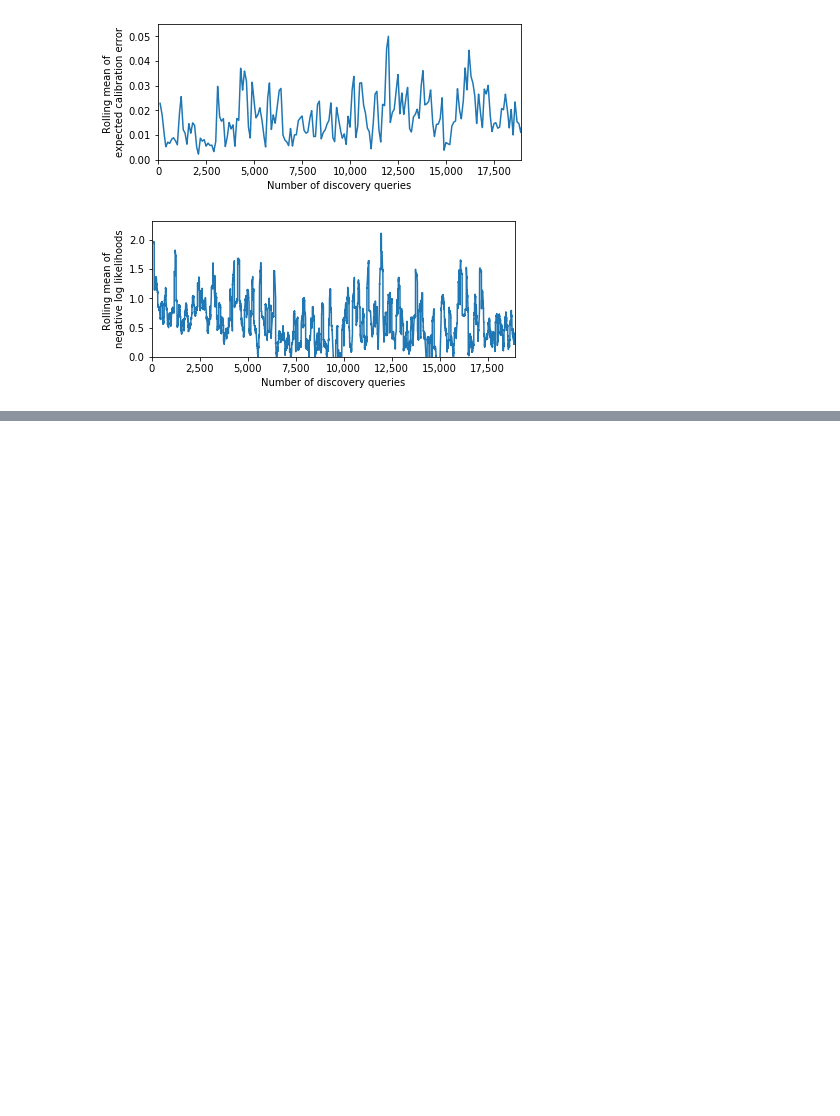
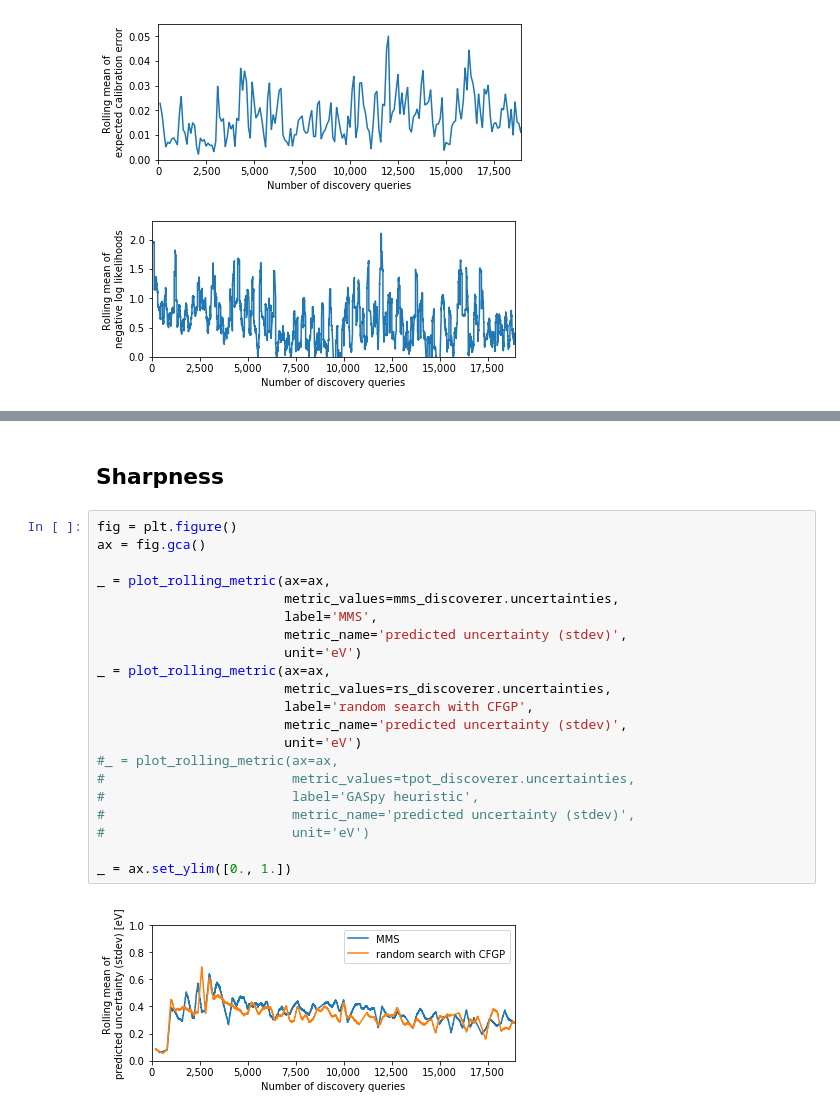
Before and after one commit to ulissigroup/catalyst-acquisitions, a Jupyter notebook: notebooks/comparisons/compare_hallucinations.ipynb, the cells around one changed output, grey strips where cells are left out. Cells and saved outputs as stored; diff of their text form; blank space fills up the shorter version.

```diff
--- a/notebooks/comparisons/compare_hallucinations.ipynb
+++ b/notebooks/comparisons/compare_hallucinations.ipynb
@@ -289,0 +338,25 @@ _ = ax_mms.get_xaxis().set_major_formatter(FORMATTER)
+# %% [markdown]
+## Sharpness
+# %%
+fig = plt.figure()
+ax = fig.gca()
+
+_ = plot_rolling_metric(ax=ax,
+                        metric_values=mms_discoverer.uncertainties,
+                        label='MMS',
+                        metric_name='predicted uncertainty (stdev)',
+                        unit='eV')
+_ = plot_rolling_metric(ax=ax,
+                        metric_values=rs_discoverer.uncertainties,
+                        label='random search with CFGP',
+                        metric_name='predicted uncertainty (stdev)',
+                        unit='eV')
+#_ = plot_rolling_metric(ax=ax,
+#                        metric_values=tpot_discoverer.uncertainties,
+#                        label='GASpy heuristic',
+#                        metric_name='predicted uncertainty (stdev)',
+#                        unit='eV')
+
+_ = ax.set_ylim([0., 1.])
+# %% [output]
+[figure, added]
```
Also changed, not shown: parts of 11 cells of this notebook.
